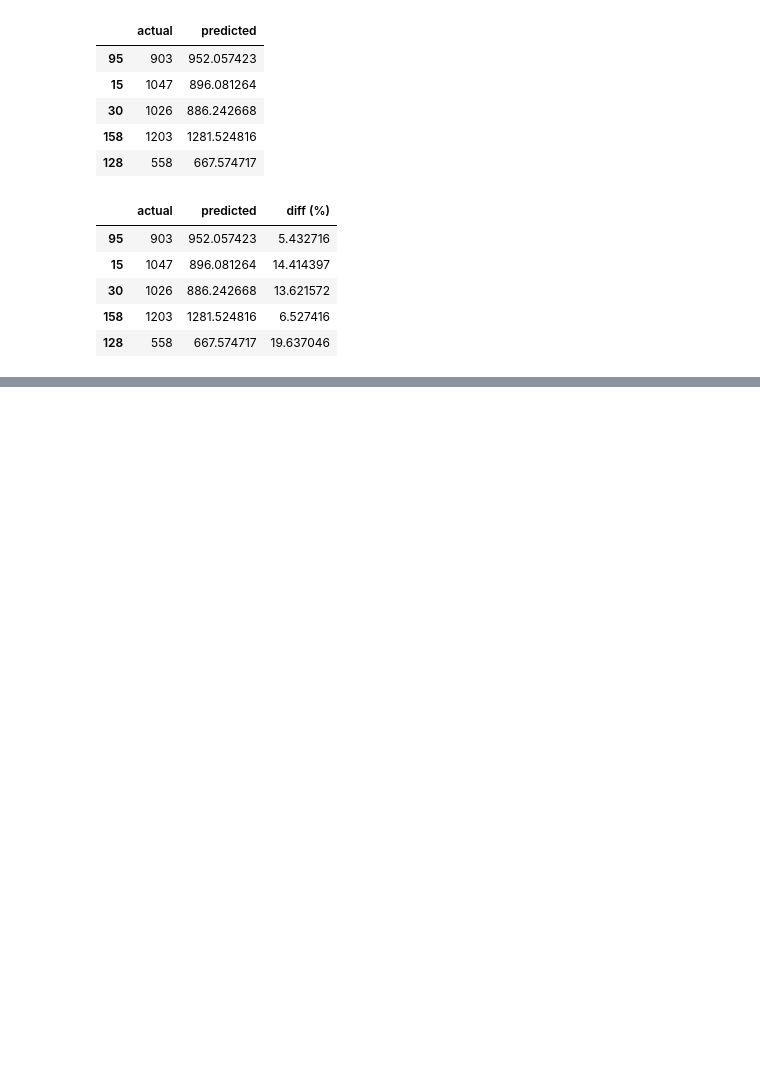
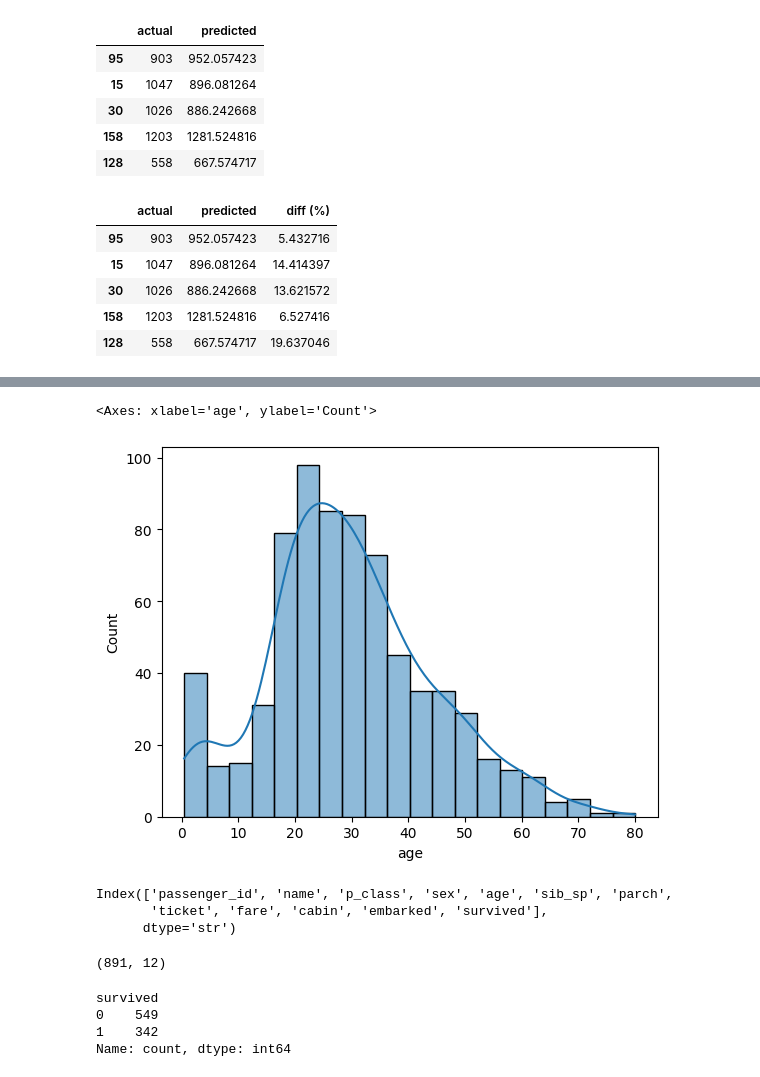
Before and after one commit to rupeshkumarp/ML, a Jupyter notebook: ensemble/boosting.ipynb, the cells around one changed output, grey strips where cells are left out. Saved outputs shown, nothing was run; the diff lists cells and outputs as text; code cells hidden in the pictures; blank space fills up the shorter version.

```diff
--- a/ensemble/boosting.ipynb
+++ b/ensemble/boosting.ipynb
@@ -190,0 +195,3 @@ df_ev.head()
+# %%
+df=pd.read_csv('data/titanic.csv')
+df.sample(5)
@@ -190,0 +219,7 @@ df_ev.head()
+# %%
+import seaborn as sns
+
+sns.histplot(df.age,kde=True)
+# %% [output]
+<Axes: xlabel='age', ylabel='Count'>
+[figure, added]
@@ -190,0 +228,17 @@ df_ev.head()
+# %%
+df.columns
+# %% [output]
+Index(['passenger_id', 'name', 'p_class', 'sex', 'age', 'sib_sp', 'parch',
+       'ticket', 'fare', 'cabin', 'embarked', 'survived'],
+      dtype='str')
+# %%
+df.shape
+# %% [output]
+(891, 12)
+# %%
+df.survived.value_counts()
+# %% [output]
+survived
+0    549
+1    342
+Name: count, dtype: int64
```
Also changed, not shown: parts of 15 cells of this notebook.
